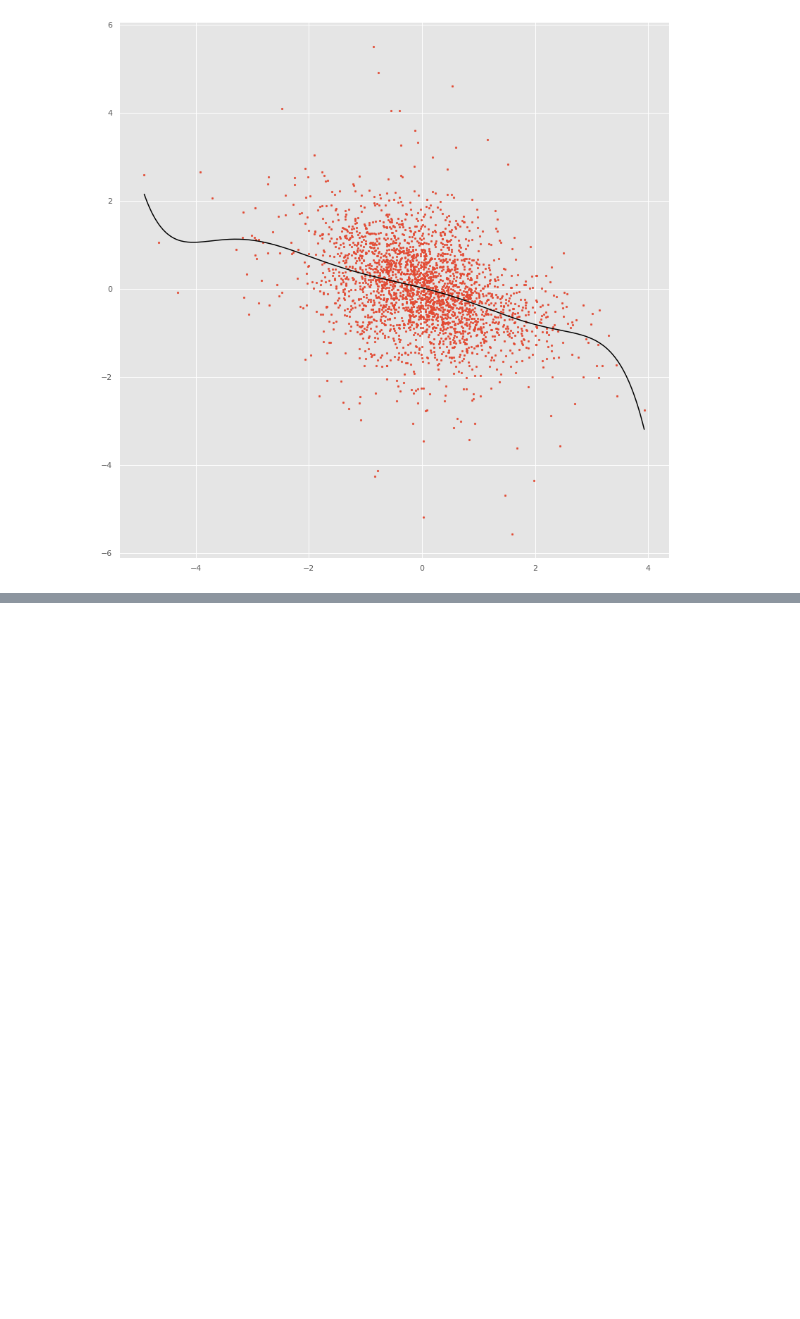
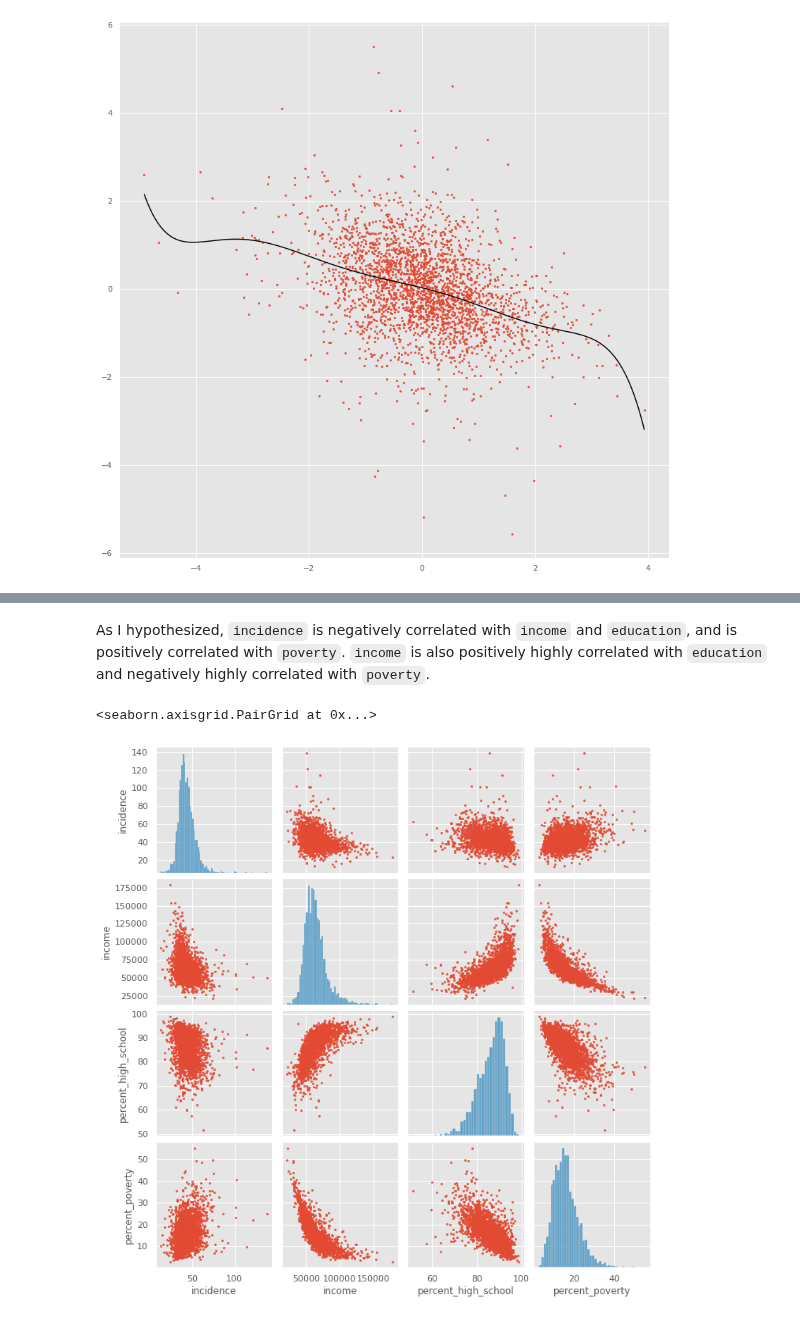
Before and after one commit to RuolinZheng08/cmsc33750-machine-learning-and-cancer, a Jupyter notebook: hw5/hw5.ipynb, the cells around one changed output, grey strips where cells are left out. Saved outputs shown, nothing was run; the diff lists cells and outputs as text; code cells hidden in the pictures; blank space fills up the shorter version.

```diff
--- a/hw5/hw5.ipynb
+++ b/hw5/hw5.ipynb
@@ -311,0 +325,4 @@ plot_poly(models_pow[6], x_pow, y_pow)
+# %%
+# data cleaning
+education_df = education_df.iloc[:, :3]
+education_df.columns = ['state', 'FIPS', 'percent_high_school']
@@ -311,0 +342,6 @@ plot_poly(models_pow[6], x_pow, y_pow)
+# %%
+poverty_df = poverty_df.iloc[:, :3]
+poverty_df.columns = ['state', 'FIPS', 'percent_poverty']
+poverty_df.percent_poverty = pd.to_numeric(poverty_df.percent_poverty,
+                                          errors='coerce')
+poverty_df.dropna(inplace=True)
@@ -311,0 +379,4 @@ plot_poly(models_pow[6], x_pow, y_pow)
+# %%
+df_all = df.join(education_df.set_index('FIPS')\
+                 .drop(columns='state'), how='inner')\
+.join(poverty_df.set_index('FIPS').drop(columns='state'), how='inner')
@@ -311,0 +410,3 @@ plot_poly(models_pow[6], x_pow, y_pow)
+# %%
+df_all = df_all[['incidence', 'income', 'percent_high_school',
+                 'percent_poverty']]
@@ -311,0 +421,7 @@ plot_poly(models_pow[6], x_pow, y_pow)
+# %% [markdown]
+As I hypothesized, `incidence` is negatively correlated with `income` and `education`, and is positively correlated with `poverty`. `income` is also positively highly correlated with `education` and negatively highly correlated with `poverty`.
+# %%
+sns.pairplot(df_all, plot_kws={'edgecolor': None, 's': 7})
+# %% [output]
+<seaborn.axisgrid.PairGrid at 0x...>
+[figure, added]
```
Also changed, not shown: parts of 16 cells of this notebook, 2 other files.
